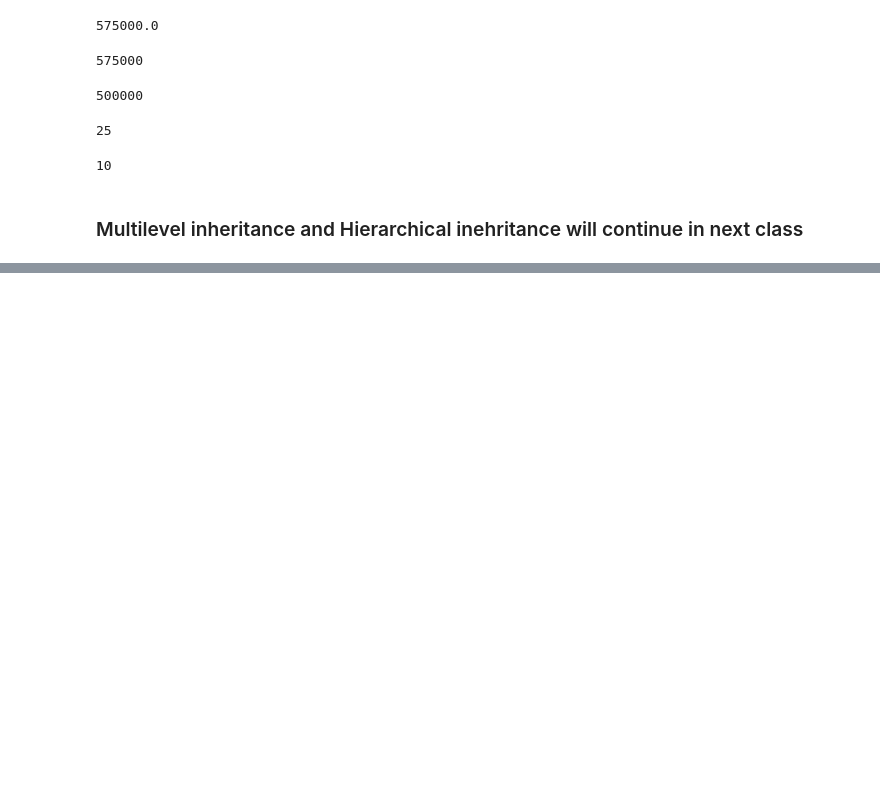
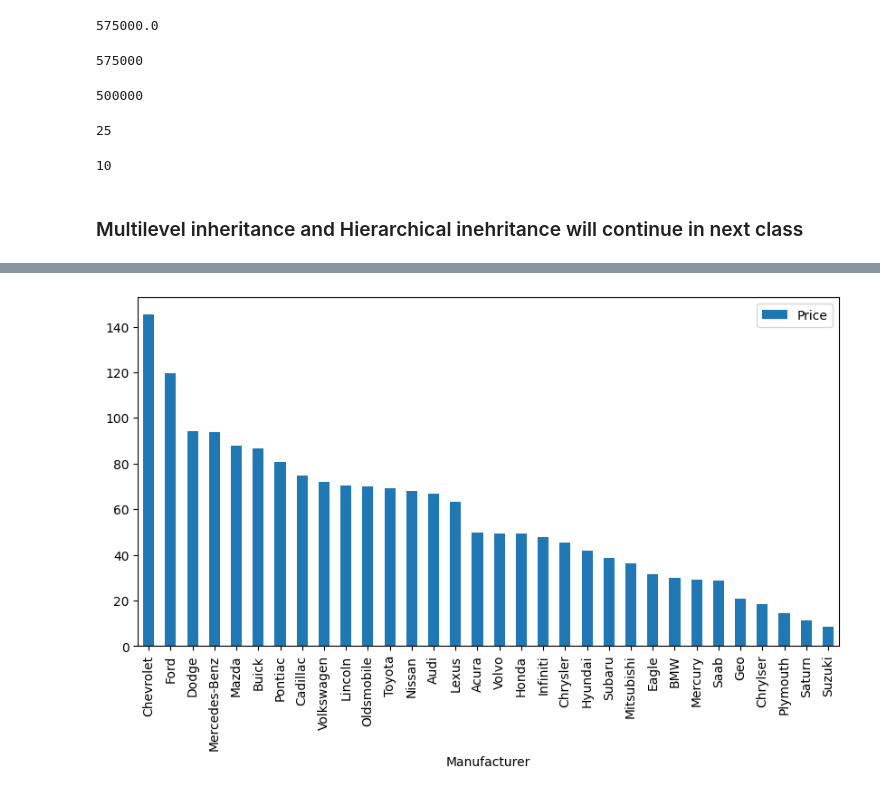
Before and after one commit to utkarshg1/adv_python_ravet_3pm, a Jupyter notebook: 05 Inheritance/inheritance.ipynb, the cells around one changed output, grey strips where cells are left out. Cells and saved outputs as stored; diff of their text form; code cells hidden in the pictures; blank space fills up the shorter version.

```diff
--- a/05 Inheritance/inheritance.ipynb
+++ b/05 Inheritance/inheritance.ipynb
@@ -293,0 +500,5 @@ t1.tax_rate
+# %%
+# Find out total price by manufacturer
+data_analyzer.groupby_and_visualize_data(col1="Manufacturer", col2="Price", agg="sum")
+# %% [output]
+[figure, added]
```
Also changed, not shown: parts of 21 cells of this notebook, 1 other file.
